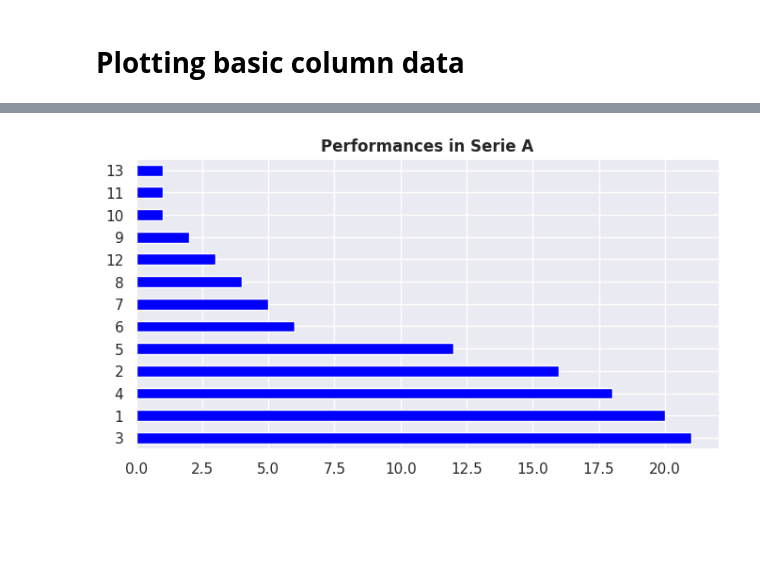
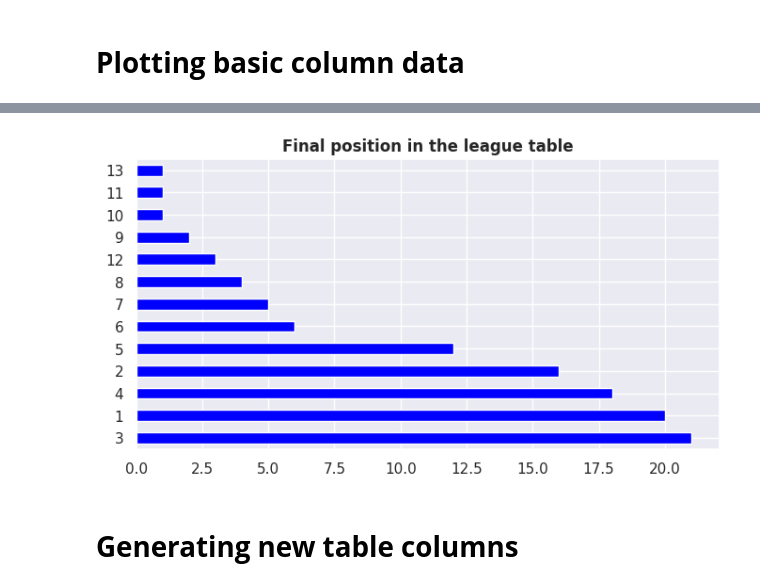
Before and after one commit to guilhermelaviola/InterMilan, a Jupyter notebook: InterInSerieA.ipynb, the cells around one changed output, grey strips where cells are left out. Saved outputs shown, nothing was run; the diff lists cells and outputs as text; code cells hidden in the pictures; blank space fills up the shorter version.

```diff
--- a/InterInSerieA.ipynb
+++ b/InterInSerieA.ipynb
@@ -11,6 +11,6 @@ plt.style.use('seaborn-pastel')
 # %%
 # Importing and displaying the last 10 goals scored:
 df = pd.ExcelFile('INTER.xlsx')
-players = pd.read_excel(df, 'Seasons')
-players.tail(10)
+serie_a = pd.read_excel(df, 'Serie A results')
+serie_a.tail(10)
 # %% [output]
@@ -35,8 +64,10 @@ players.shape
 # %%
-# Displaying performances in Serie A:
-players['Serie A'].value_counts().plot(kind = 'barh', color = 'blue', figsize = (8, 4))
+# Displaying the final position in the league table:
+serie_a['Position'].value_counts().plot(kind = 'barh', color = 'blue', figsize = (8, 4))
 plt.ylabel(None)
-plt.title('Performances in Serie A', fontweight = 'bold')
+plt.title('Final position in the league table', fontweight = 'bold')
 plt.show()
 # %% [output]
-[figure, old version]
+[figure, new version]
+# %% [markdown]
+# **Generating new table columns**
```
Also changed, not shown: parts of 21 cells of this notebook.
